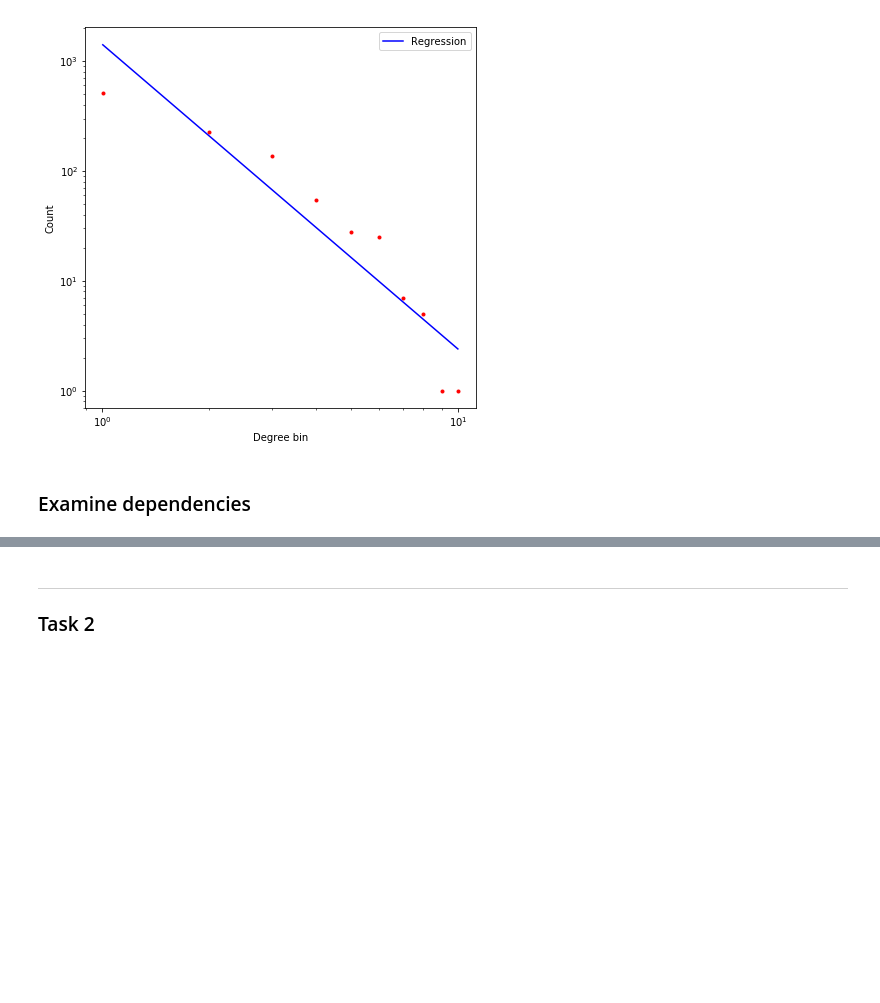
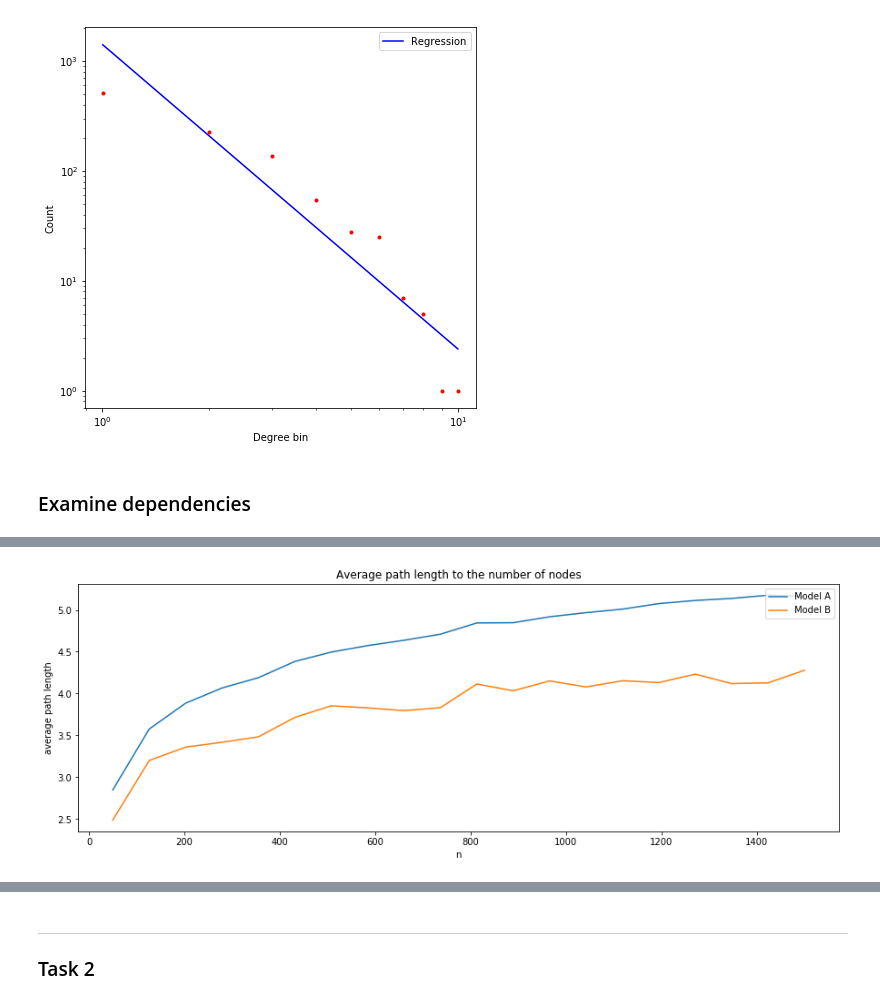
Before and after one commit to Euphe/ns, a Jupyter notebook: Homeworks/00_02._networks_ha2.ipynb, the cells around one changed output, grey strips where cells are left out. Cells and saved outputs as stored; diff of their text form; code cells hidden in the pictures; blank space fills up the shorter version.

```diff
--- a/Homeworks/00_02._networks_ha2.ipynb
+++ b/Homeworks/00_02._networks_ha2.ipynb
@@ -377,25 +259,0 @@ plt.show()
-# %%
-def ba_model_no_growth_generator(n_nodes, m_edges, n_initial=3, compute_stats_every=100):
-    """Barabasi and Albert model, no growth, preferential attachment"""
-
-    stats_df = get_stats_df()
-
-    graph = nx.complete_graph(n_initial)
-    for t in range(n_nodes-n_initial):
-        graph.add_node(n_initial+t)
-    nodes = graph.nodes()
-    for t in range(n_nodes):
-        # preferential attachment
-        node = t
-        for _ in range(m_edges):
-            degrees = pd.Series(graph.degree(), dtype=float).drop(node)+1
-            normalized_degrees = degrees/degrees.sum()
-            draw = np.random.choice(normalized_degrees.index, 1, p=normalized_degrees.values)[0]
-            graph.add_edge(node, draw)
-
-        if (t+1) % compute_stats_every == 0:
-            stats_df.loc[len(stats_df)] = get_stats_row(graph, t+1)
-
-    return graph, stats_df
-g, _ = ba_model_no_growth_generator(30, 2)
-nx.draw_networkx(g)
@@ -404,3 +259,0 @@ nx.draw_networkx(g)
-# %%
-m = 2
-g, stats_df = ba_model_no_growth_generator(1000, m, compute_stats_every=100)
@@ -445,0 +260,8 @@ plt.show()
+# %%
+m=2
+steps = np.linspace(50, 1500, 20)
+graphs_a = [ba_model_no_pa_generator(int(n), m, compute_stats_every=max(steps)+1)[0] for n in steps]
+graphs_b = [ba_model_no_growth_generator(int(n), m, compute_stats_every=max(steps)+1)[0] for n in steps]
+# %%
+avg_paths_a = [nx.average_shortest_path_length(g) for g in graphs_a]
+avg_paths_b = [nx.average_shortest_path_length(g) for g in graphs_b]
@@ -445,0 +271,11 @@ plt.show()
+# %%
+fig = plt.figure(figsize=(15,5))
+plt.plot(steps, avg_paths_a, label='Model A')
+plt.plot(steps, avg_paths_b, label='Model B')
+plt.title('Average path length to the number of nodes')
+plt.xlabel('n')
+plt.ylabel('average path length')
+plt.legend(loc='upper right')
+plt.show()
+# %% [output]
+[figure, added]
```
Also changed, not shown: parts of 19 cells of this notebook.
